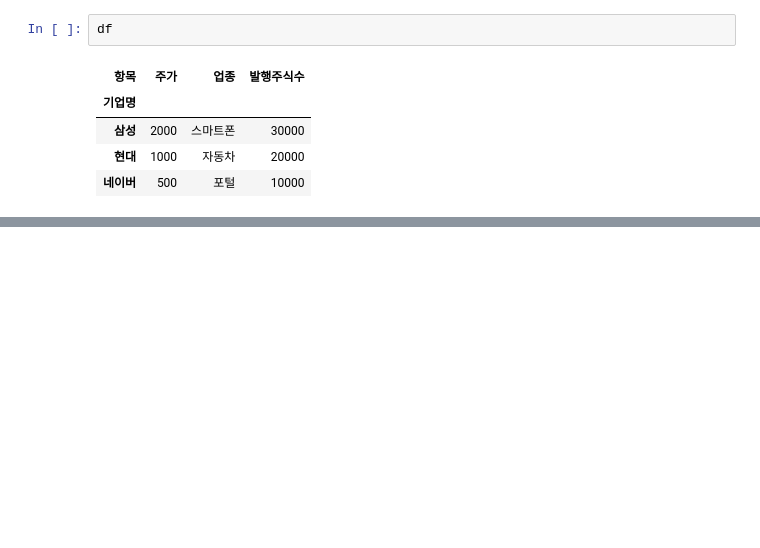
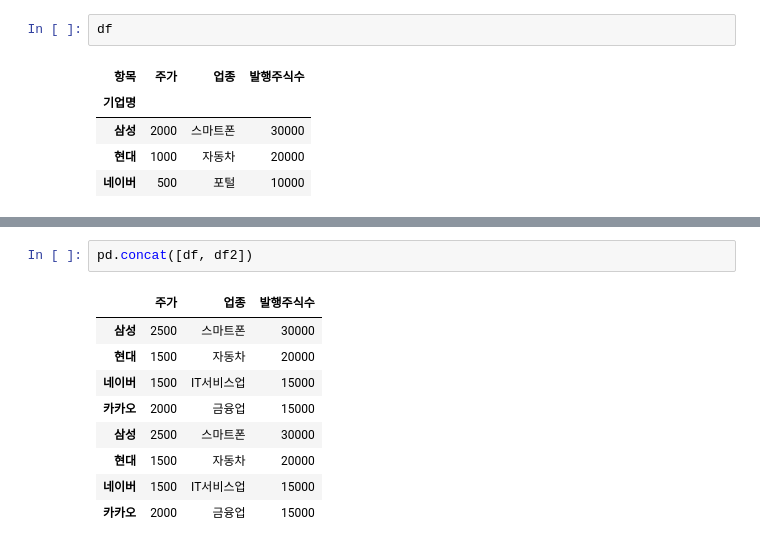
Before and after one commit to CraftyDragon678/study-bigdata, a Jupyter notebook: 20_Pandas/03_DataFrame.ipynb, the cells around one changed output, grey strips where cells are left out. Drawn from its saved outputs; the diff is of its cells as text; blank space fills up the shorter version.

```diff
--- a/20_Pandas/03_DataFrame.ipynb
+++ b/20_Pandas/03_DataFrame.ipynb
@@ -480,0 +653,12 @@ df
+# %%
+pd.concat([df, df2])
+# %% [output]
+|  | 주가 | 업종 | 발행주식수 |
+| 삼성 | 2500 | 스마트폰 | 30000 |
+| 현대 | 1500 | 자동차 | 20000 |
+| 네이버 | 1500 | IT서비스업 | 15000 |
+| 카카오 | 2000 | 금융업 | 15000 |
+| 삼성 | 2500 | 스마트폰 | 30000 |
+| 현대 | 1500 | 자동차 | 20000 |
+| 네이버 | 1500 | IT서비스업 | 15000 |
+| 카카오 | 2000 | 금융업 | 15000 |
```
Also changed, not shown: parts of 30 cells of this notebook.
